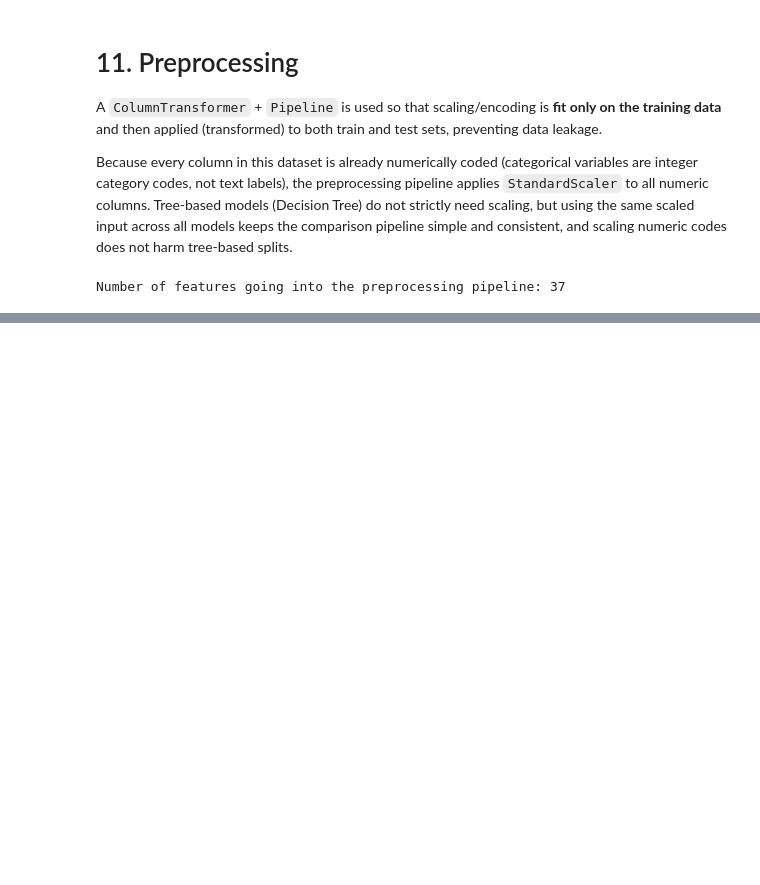
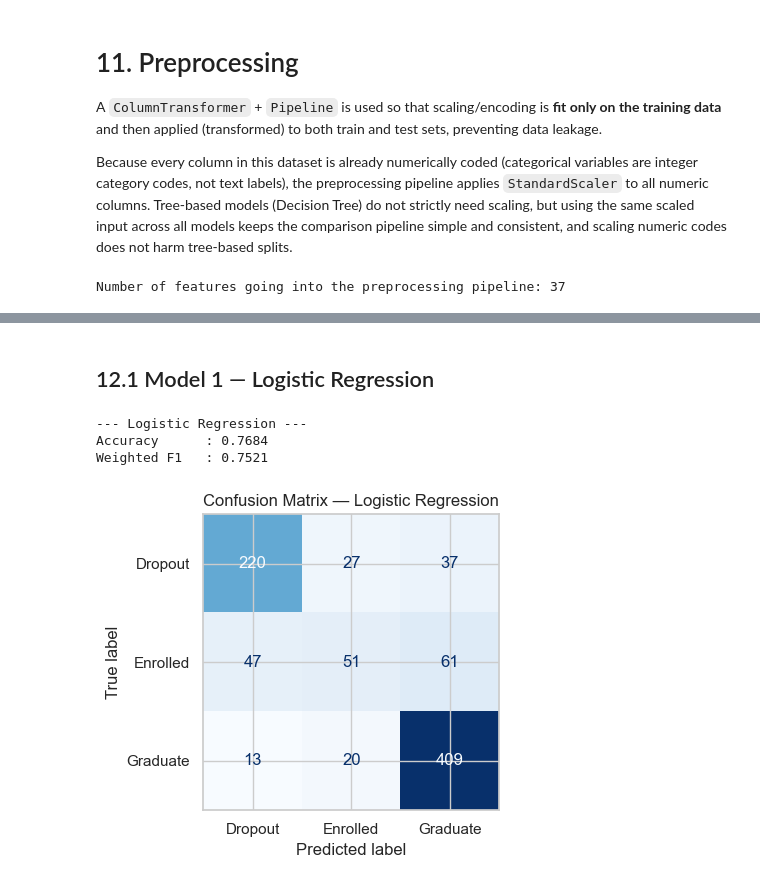
Before and after one commit to mith-sen/ML_Case_Study, a Jupyter notebook: notebooks/classification.ipynb, the cells around one changed output, grey strips where cells are left out. Drawn from its saved outputs; the diff is of its cells as text; code cells hidden in the pictures; blank space fills up the shorter version.

Commit message:
Add Logistic Regression

```diff
--- a/notebooks/classification.ipynb
+++ b/notebooks/classification.ipynb
@@ -423,0 +431,40 @@ Number of features going into the preprocessing pipeline: 37
+# %%
+results = []
+class_labels = sorted(y.unique())
+
+def evaluate_classifier(name, estimator, X_train, y_train, X_test, y_test, preprocessor=preprocessor):
+    """Fit a classifier inside a preprocessing pipeline and report standard metrics."""
+    pipe = Pipeline(steps=[
+        ("preprocessor", preprocessor),
+        ("classifier", estimator)
+    ])
+    pipe.fit(X_train, y_train)
+    y_pred = pipe.predict(X_test)
+
+    acc = accuracy_score(y_test, y_pred)
+    f1 = f1_score(y_test, y_pred, average="weighted")
+    cm = confusion_matrix(y_test, y_pred, labels=class_labels)
+
+    print(f"--- {name} ---")
+    print(f"Accuracy      : {acc:.4f}")
+    print(f"Weighted F1   : {f1:.4f}")
+
+    fig, ax = plt.subplots(figsize=(5, 4))
+    disp = ConfusionMatrixDisplay(confusion_matrix=cm, display_labels=class_labels)
+    disp.plot(ax=ax, cmap="Blues", colorbar=False)
+    ax.set_title(f"Confusion Matrix — {name}")
+    plt.tight_layout()
+    plt.show()
+
+    results.append({"Model": name, "Accuracy": acc, "Weighted F1": f1})
+    return pipe
+# %% [markdown]
+## 12.1 Model 1 — Logistic Regression
+# %%
+log_reg = LogisticRegression(max_iter=1000, random_state=RANDOM_STATE)
+_ = evaluate_classifier("Logistic Regression", log_reg, X_train, y_train, X_test, y_test)
+# %% [output]
+--- Logistic Regression ---
+Accuracy      : 0.7684
+Weighted F1   : 0.7521
+[figure, added]
```
Also changed, not shown: parts of 1 cell of this notebook.
